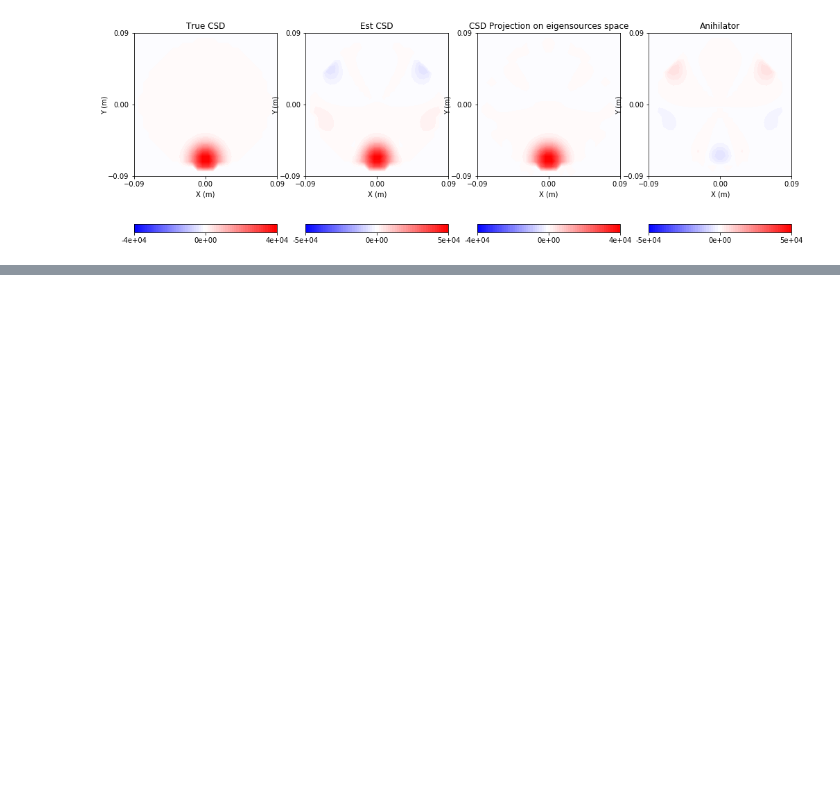
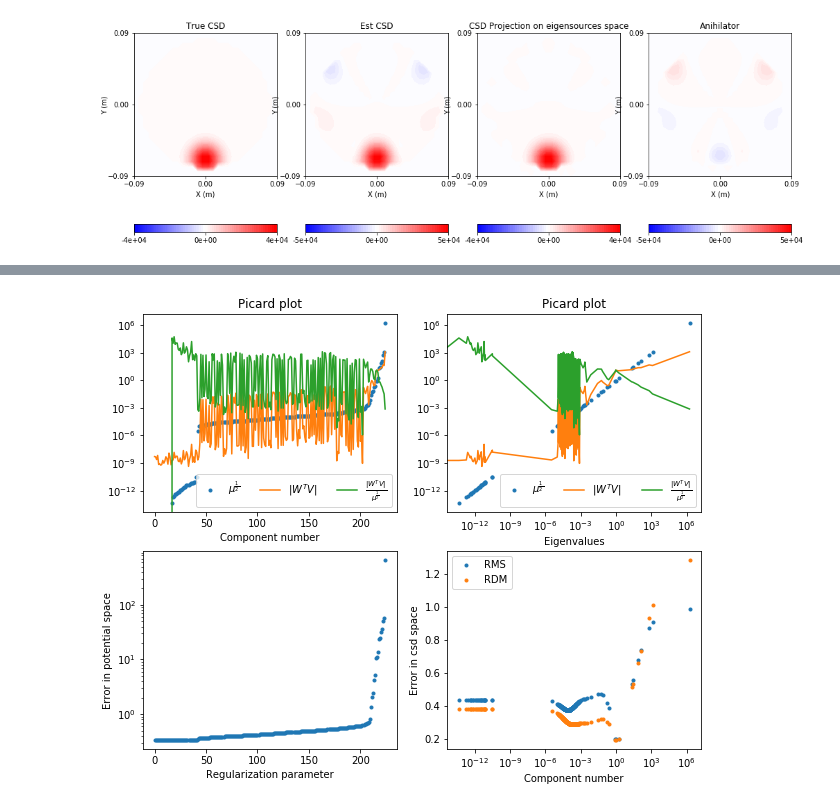
Before and after one commit to Neuroinflab/kESI, a Jupyter notebook: extras/validation/plotting_results.ipynb, the cells around one changed output, grey strips where cells are left out. Saved outputs shown, nothing was run; the diff lists cells and outputs as text; code cells hidden in the pictures; blank space fills up the shorter version.

```diff
--- a/extras/validation/plotting_results.ipynb
+++ b/extras/validation/plotting_results.ipynb
@@ -531,0 +557,2 @@ generate_projection_subplot(X, Y, Z, true_csd[0], EST_CSD_CV[0], eigensources, I
+# %%
+rp, cv_errors = cross_validate(cross_reconstructor, potential[src_nr], eigenvalues)
@@ -531,0 +622,36 @@ generate_projection_subplot(X, Y, Z, true_csd[0], EST_CSD_CV[0], eigensources, I
+# %%
+def picard_plot(ax, eigenvalues, eigenvectors, potential, sphere, number, save_path):
+    utb = abs(np.matmul(eigenvectors.T, potential))
+    utbs = abs(np.matmul(eigenvectors.T, potential))/eigenvalues
+    #plt.figure(figsize=(8, 5))
+    ax.set_title('Picard plot')
+    ax.plot(eigenvalues, '.', label=r'$\mu^{\frac{1}{2}}$')
+    ax.plot(utb, label='$|W^{T}V|$')
+    ax.plot(utbs, label=r'$\frac{|W^{T}V|}{\mu^{\frac{1}{2}}}$')
+    #plt.axvline(x=21, linestyle='--', color='black', label='cut-off')
+    ax.set_yscale('log')
+    ax.set_xlabel('Component number')
+    ax.legend(ncol=4)
+    #plt.savefig(save_path +'/Picard_plot '+str(sphere)+' 1000_pots_' + str(number) + '.png', dpi=300)
+    #plt.show()
+# %%
+def generate_Picard_subplot(eigenvalues, eigenvectors, potential, cv_errors, rms, rdm, mag, sphere, src_nr, path):
+    plt.figure(figsize=(10, 8))
+
+    ax = plt.subplot(221)
+    picard_plot(ax, eigenvalues, eigenvectors, potential, sphere, src_nr, path)
+
+    ax = plt.subplot(222)
+    picard_plot_log(ax, eigenvalues, eigenvectors, potential, sphere, src_nr, path)
+
+    ax = plt.subplot(223)
+    plot_cv_errors(ax, eigenvalues, cv_errors, sphere, src_nr, path)
+
+    ax = plt.subplot(224)
+    plot_global_csd_errors(ax, eigenvalues, rms, rdm, mag, sphere, src_nr, path, '')
+
+    plt.savefig(path +'/figs/Picard_diagnostics_ '+str(sphere)+' 1000_pots_' + str(src_nr) + '.png', dpi=300)
+# %%
+generate_Picard_subplot(eigenvalues, eigenvectors, potential[src_nr], cv_errors, rms, rdm, mag, sphere, src_nr, path)
+# %% [output]
+[figure, added]
```
Also changed, not shown: parts of 10 cells of this notebook.
